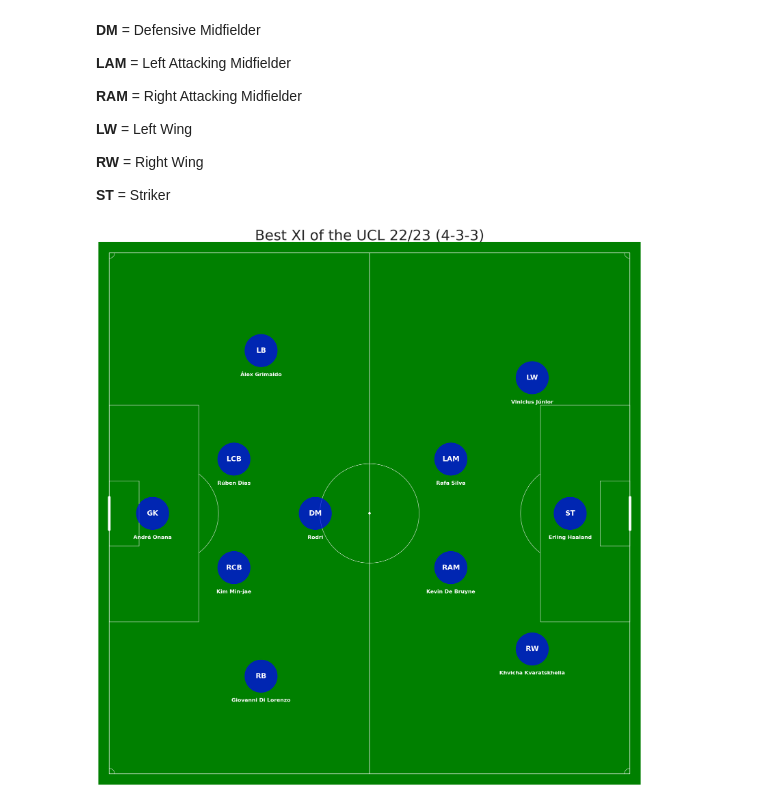
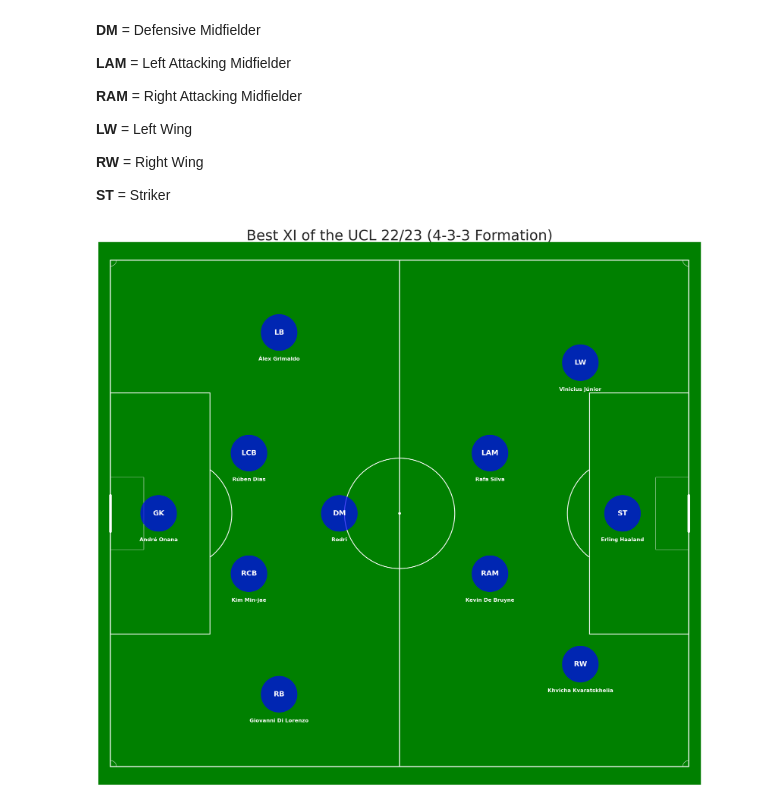
Before and after one commit to nrysam/UCL22_23, a Jupyter notebook: UCL_22_23_Best_XI_Analysis_.ipynb, the cells around one changed output. Cells and saved outputs as stored; diff of their text form; code cells hidden in the pictures.

```diff
--- a/UCL_22_23_Best_XI_Analysis_.ipynb
+++ b/UCL_22_23_Best_XI_Analysis_.ipynb
@@ -1556,44 +1556,44 @@ print(xi_of_the_tournament[['Player', 'Club', 'Position']])
 # Create figure
 fig, ax = plt.subplots(figsize=(60, 30))
 ax.set_xlim(0, 100)
-ax.set_ylim(0, 100)
+ax.set_ylim(5, 95)
 
 # Draw the football field background
 pitch = patches.Rectangle((0, 0), 100, 100, edgecolor="green", facecolor="green")
 ax.add_patch(pitch)
 
 # Draw sidelines and goal lines
-ax.plot([2, 2, 98, 98, 2], [2, 98, 98, 2, 2], color="white")  # outer lines
+ax.plot([2, 2, 98, 98, 2], [8, 92, 92, 8, 8], color="white", linewidth=3.0)  # outer lines
 
 # Draw the center line
-ax.plot([50, 50], [2, 98], color="white")
+ax.plot([50, 50], [8, 92], color="white", linewidth=3.0)
 center_spot = patches.Circle((50, 50), 0.2, color="white")  # center spot
 ax.add_patch(center_spot)
 
 # Draw the center circle
-center_circle = patches.Circle((50, 50), 9.15, edgecolor="white", facecolor="none")
+center_circle = patches.Circle((50, 50), 9.15, edgecolor="white", facecolor="none", linewidth=2.5)
 ax.add_patch(center_circle)
 
 # Draw penalty areas
-ax.add_patch(patches.Rectangle((2, 30), 16.5, 40, edgecolor="white", facecolor="none"))  # left penalty area
-ax.add_patch(patches.Rectangle((81.5, 30), 16.5, 40, edgecolor="white", facecolor="none"))  # right penalty area
+ax.add_patch(patches.Rectangle((2, 30), 16.5, 40, edgecolor="white", facecolor="none", linewidth=2.5))  # left penalty area
+ax.add_patch(patches.Rectangle((81.5, 30), 16.5, 40, edgecolor="white", facecolor="none", linewidth=2.5))  # right penalty area
 
 # Draw goal areas
 ax.add_patch(patches.Rectangle((2, 44), 5.5, 12, edgecolor="white", facecolor="none"))  # left goal area
 ax.add_patch(patches.Rectangle((92.5, 44), 5.5, 12, edgecolor="white", facecolor="none"))  # right goal area
 
-# Draw penalty spots and penalty arcs
-penalty_arc_left = patches.Arc((12.9, 50), 18.5, 18.3, angle=0, theta1=308, theta2=52, color="white")
-penalty_arc_right = patches.Arc((87.1, 50), 18.5, 18.3, angle=0, theta1=128, theta2=232, color="white")
+# Draw penalty arcs
+penalty_arc_left = patches.Arc((12.9, 50), 18.5, 18.3, angle=0, theta1=308, theta2=52, color="white", linewidth=2.5)
+penalty_arc_right = patches.Arc((87.1, 50), 18.5, 18.3, angle=0, theta1=128, theta2=232, color="white", linewidth=2.5)
 ax.add_patch(penalty_arc_left)
 ax.add_patch(penalty_arc_right)
 
 # Draw corner arcs
 corner_arc_radius = 1  # adjust based on your scale
-ax.add_patch(patches.Arc((2, 2), 2*corner_arc_radius, 2*corner_arc_radius, angle=0, theta1=0, theta2=90, color="white"))
-ax.add_patch(patches.Arc((2, 98), 2*corner_arc_radius, 2*corner_arc_radius, angle=270, theta1=0, theta2=90, color="white"))
-ax.add_patch(patches.Arc((98, 98), 2*corner_arc_radius, 2*corner_arc_radius, angle=180, theta1=0, theta2=90, color="white"))
-ax.add_patch(patches.Arc((98, 2), 2*corner_arc_radius, 2*corner_arc_radius, angle=90, theta1=0, theta2=90, color="white"))
+ax.add_patch(patches.Arc((2, 8), 2*corner_arc_radius, 2*corner_arc_radius, angle=0, theta1=0, theta2=90, color="white"))
+ax.add_patch(patches.Arc((2, 92), 2*corner_arc_radius, 2*corner_arc_radius, angle=270, theta1=0, theta2=90, color="white"))
+ax.add_patch(patches.Arc((98, 92), 2*corner_arc_radius, 2*corner_arc_radius, angle=180, theta1=0, theta2=90, color="white"))
+ax.add_patch(patches.Arc((98, 8), 2*corner_arc_radius, 2*corner_arc_radius, angle=90, theta1=0, theta2=90, color="white"))
 
 # Draw goal posts
 goal_height = 6  # Goal height as half of the goal area height (12 / 2)
@@ -1611,35 +1611,35 @@ positions = {
 }
 
 # Map each position to a player from the DataFrame
 position_map = {pos: [] for pos in set(xi_of_the_tournament['Position'])}
 for _, row in xi_of_the_tournament.iterrows():
     position_map[row['Position']].append(f"{row['Player']}")
 
 # Plot players
 circle_radius = 3
 for pos, coords in positions.items():
     player_info = position_map.get(pos)
     player_display = player_info.pop(0) if player_info else "Unknown"
 
     # Draw the circle for the player
     circle = patches.Circle((coords[0], coords[1]), circle_radius, color='blue', alpha=0.7)
     ax.add_patch(circle)
 
     # Add position text inside the circle
     ax.text(coords[0], coords[1], pos, fontsize=22, ha='center', va='center', color="white", fontweight='bold')
 
     # Add player name text below the circle
     ax.text(coords[0], coords[1] - circle_radius - 1, player_display, fontsize=16, ha='center', va='top', color="white", fontweight='bold')
 
 # Set plot details
 ax.set_aspect(1)
 ax.axis('off')
-plt.title('Best XI of the UCL 22/23 (4-3-3)', fontsize=44)
+plt.title('Best XI of the UCL 22/23 (4-3-3 Formation)', fontsize=44)
 
 # Display the plot
 plt.show()
 # %% [output]
-[figure, old version]
+[figure, new version]
 # %%
 from bokeh.plotting import figure, show, output_notebook, save
 from bokeh.models import ColumnDataSource
```
